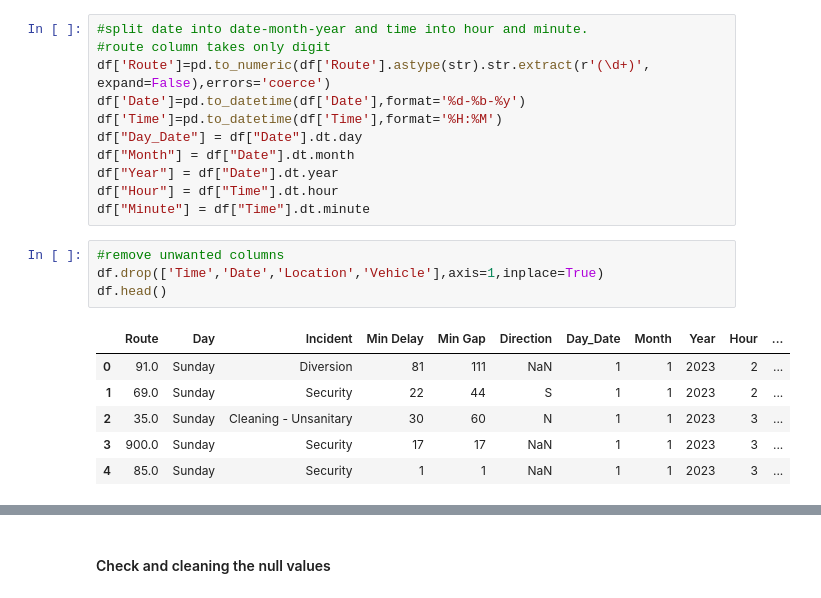
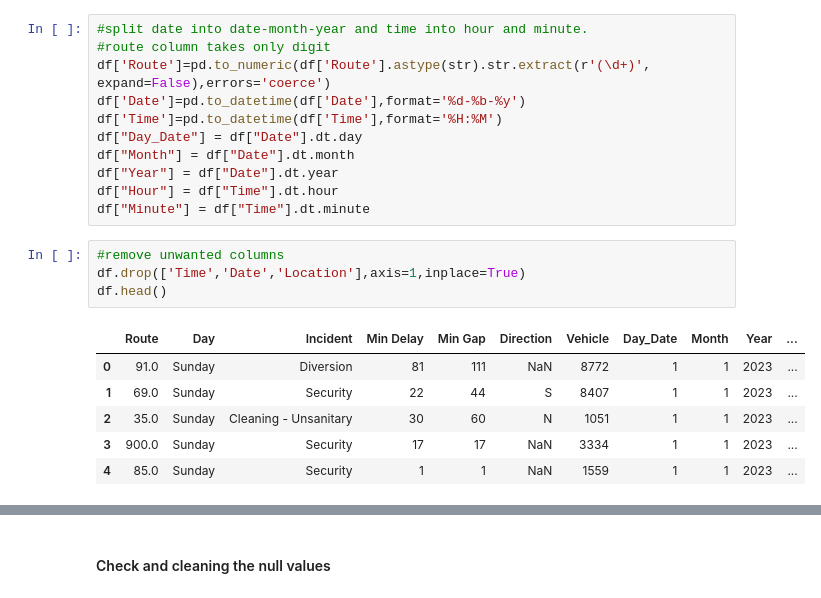
Before and after one commit to suryadev22092005-stack/Bus-Delay-prediction-project-ML, a Jupyter notebook: notebook/ML_Project_Bus_delay_Prediction.ipynb, the cells around one changed output, grey strips where cells are left out. Cells and saved outputs as stored; diff of their text form.

```diff
--- a/notebook/ML_Project_Bus_delay_Prediction.ipynb
+++ b/notebook/ML_Project_Bus_delay_Prediction.ipynb
@@ -43,15 +45,15 @@ df["Hour"] = df["Time"].dt.hour
 df["Minute"] = df["Time"].dt.minute
 # %%
 #remove unwanted columns
-df.drop(['Time','Date','Location','Vehicle'],axis=1,inplace=True)
+df.drop(['Time','Date','Location'],axis=1,inplace=True)
 df.head()
 # %% [output]
-|  | Route | Day | Incident | Min Delay | Min Gap | Direction | Day_Date | Month | Year | Hour | ... |
-| 0 | 91.0 | Sunday | Diversion | 81 | 111 | NaN | 1 | 1 | 2023 | 2 | ... |
-| 1 | 69.0 | Sunday | Security | 22 | 44 | S | 1 | 1 | 2023 | 2 | ... |
-| 2 | 35.0 | Sunday | Cleaning - Unsanitary | 30 | 60 | N | 1 | 1 | 2023 | 3 | ... |
-| 3 | 900.0 | Sunday | Security | 17 | 17 | NaN | 1 | 1 | 2023 | 3 | ... |
-| 4 | 85.0 | Sunday | Security | 1 | 1 | NaN | 1 | 1 | 2023 | 3 | ... |
+|  | Route | Day | Incident | Min Delay | Min Gap | Direction | Vehicle | Day_Date | Month | Year | ... |
+| 0 | 91.0 | Sunday | Diversion | 81 | 111 | NaN | 8772 | 1 | 1 | 2023 | ... |
+| 1 | 69.0 | Sunday | Security | 22 | 44 | S | 8407 | 1 | 1 | 2023 | ... |
+| 2 | 35.0 | Sunday | Cleaning - Unsanitary | 30 | 60 | N | 1051 | 1 | 1 | 2023 | ... |
+| 3 | 900.0 | Sunday | Security | 17 | 17 | NaN | 3334 | 1 | 1 | 2023 | ... |
+| 4 | 85.0 | Sunday | Security | 1 | 1 | NaN | 1559 | 1 | 1 | 2023 | ... |
 # %%
 #replace unwanted values
 df.replace({'Incident':{'Road Blocked - NON-TTC Collision':'Road Blocked','Collision - TTC':'Collision','Held By':'Tire Puncher','Operations - Operator':'Operations','Cleaning - Unsanitary':'Cleaning'}},inplace=True)
```
Also changed, not shown: parts of 30 cells of this notebook, 1 other file.
